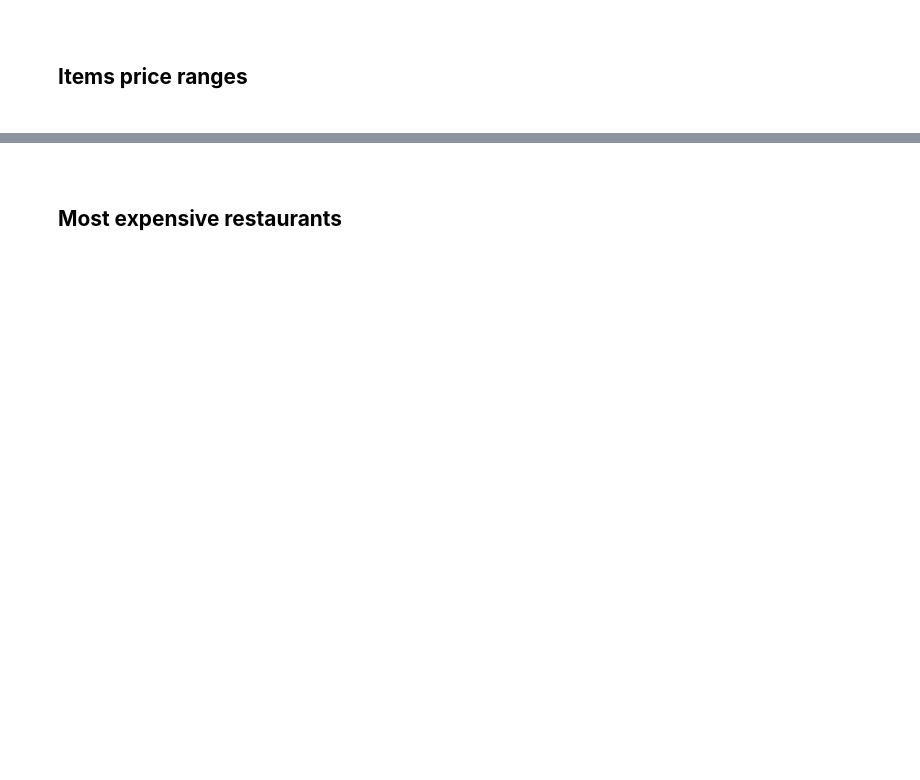
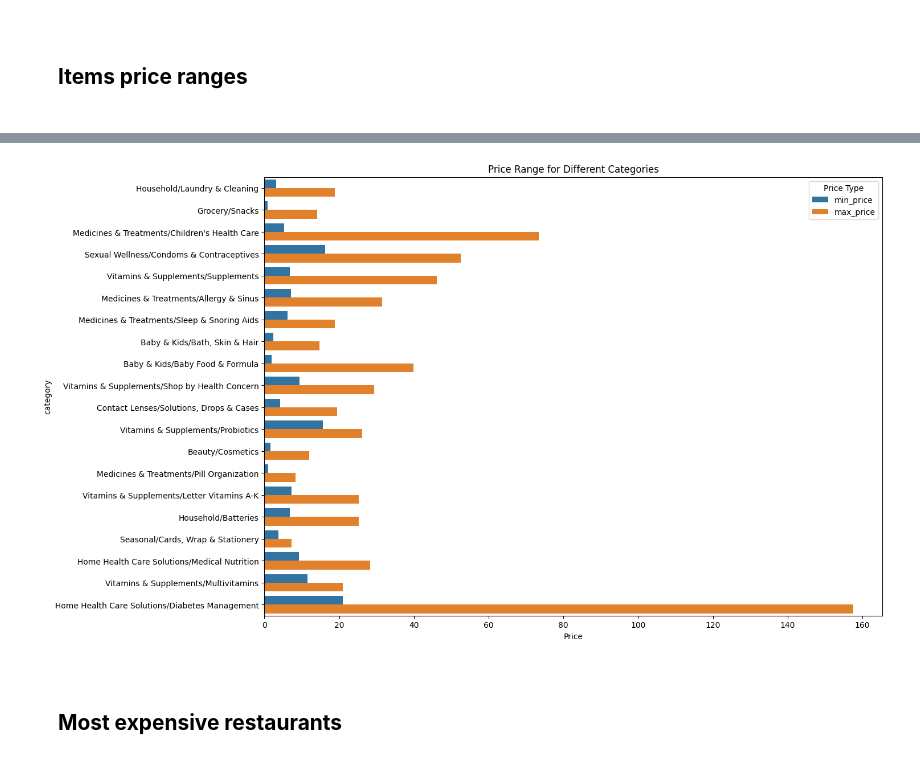
Before and after one commit to derak-isaack/UberEATSAnalytics, a Jupyter notebook: uber_eats.ipynb, the cells around one changed output, grey strips where cells are left out. Saved outputs shown, nothing was run; the diff lists cells and outputs as text; code cells hidden in the pictures; blank space fills up the shorter version.

```diff
--- a/uber_eats.ipynb
+++ b/uber_eats.ipynb
@@ -151,0 +182,4 @@ conn_pricerange.close()
+# %%
+#Change the data to a long formart first.
+df_melted = df_ubereats_pricerange.melt(id_vars='category', value_vars=['min_price', 'max_price'], var_name='Price Type', value_name='Price')
+df_melted.head(10)
@@ -152,3 +198,11 @@ conn_pricerange.close()
+# %%
+#Plot the dataframe with the hue feature.
+plt.figure(figsize=(14, 10))  # Adjust the size as needed
+sns.barplot(data=df_melted, x='Price', y='category', hue='Price Type')
+plt.title('Price Range for Different Categories')
+plt.show()
+# %% [output]
+[figure, added]
 # %% [markdown]
 ## <div style="padding: 20px;color:white;margin:10;font-size:90%;text-align:left;display:fill;border-radius:10px;overflow:hidden;background-image: url(https://w0.peakpx.com/wallpaper/957/661/HD-wallpaper-white-marble-white-stone-texture-marble-stone-background-white-stone.jpg)"><b><span style='color:black'> Most expensive restaurants</span></b> </div>
 # %%
```
Also changed, not shown: parts of 11 cells of this notebook.
